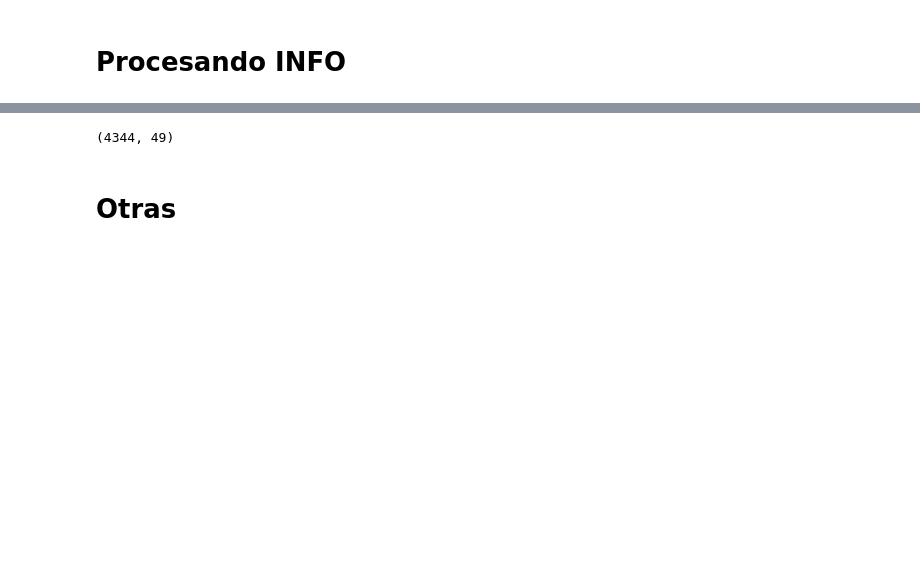
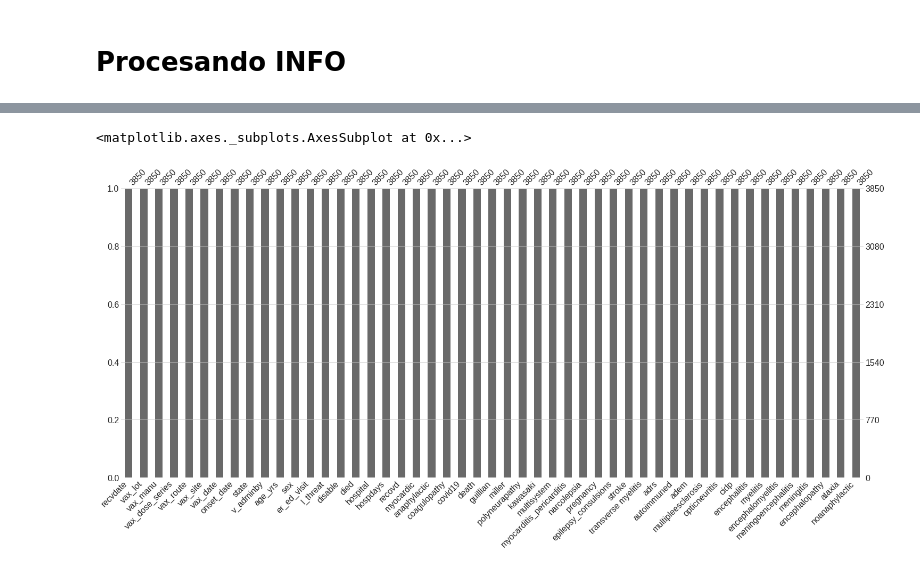
Before and after one commit to yodavo/IAI_vaccines, a Jupyter notebook: data_wrangling/NPL_vaccines.ipynb, the cells around one changed output, grey strips where cells are left out. Cells and saved outputs as stored; diff of their text form; code cells hidden in the pictures; blank space fills up the shorter version.

```diff
--- a/data_wrangling/NPL_vaccines.ipynb
+++ b/data_wrangling/NPL_vaccines.ipynb
@@ -257 +277,7 @@ Name: decision, dtype: int64
+# %%
+import missingno as msno
+msno.bar(dataset)
+# %% [output]
+<matplotlib.axes._subplots.AxesSubplot at 0x...>
+[figure, added]
 # %%
@@ -261,7 +285,0 @@ dataset.to_csv('/content/sample_data/dataset_aesi.csv')
-# %%
-## Ultima revision
-dataset.loc[dataset['decision'] > 0].shape
-# %% [output]
-(4344, 49)
-# %% [markdown]
-# **Otras**
```
Also changed, not shown: parts of 21 cells of this notebook.
